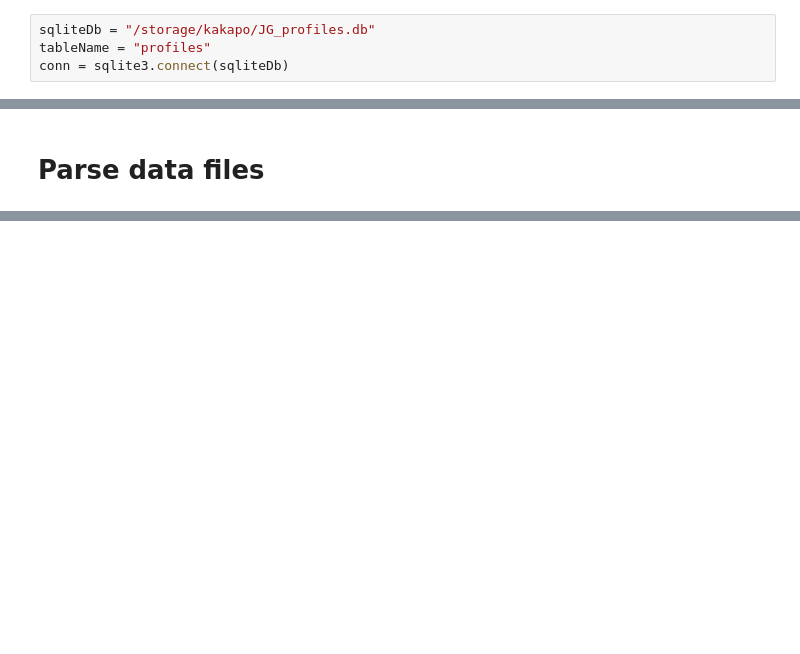
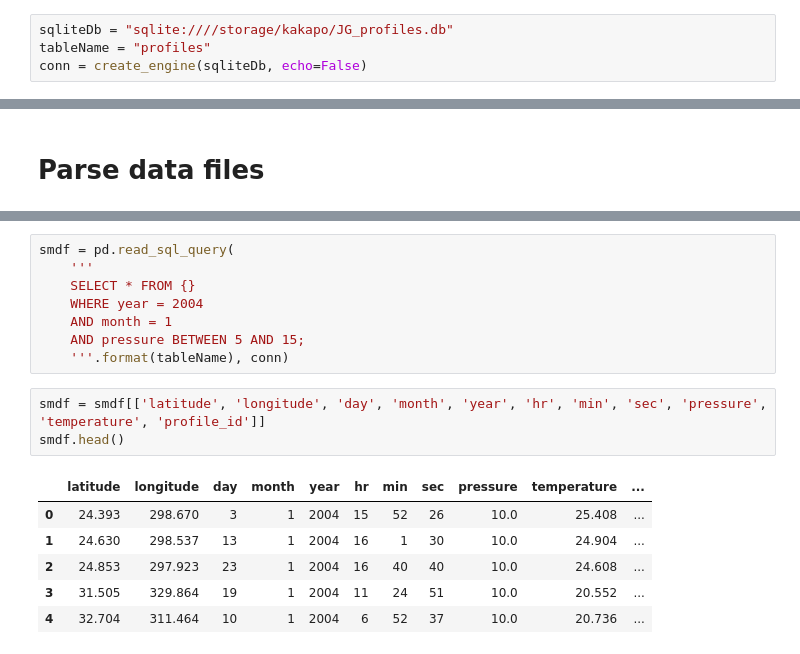
Before and after one commit to tylertucker202/argo-database, a Jupyter notebook: gridding/JG-data-to-db.ipynb, the cells around one changed output, grey strips where cells are left out. Drawn from its saved outputs; the diff is of its cells as text; blank space fills up the shorter version.

```diff
--- a/gridding/JG-data-to-db.ipynb
+++ b/gridding/JG-data-to-db.ipynb
@@ -33,6 +22,6 @@ The verbose.level rcparam was deprecated in Matplotlib 3.1 and will be removed i
 # %% [markdown]
 # Init database
 # %%
-sqliteDb = "/storage/kakapo/JG_profiles.db"
+sqliteDb = "sqlite:////storage/kakapo/JG_profiles.db"
 tableName = "profiles"
-conn = sqlite3.connect(sqliteDb)
+conn = create_engine(sqliteDb, echo=False)
@@ -161,0 +363,18 @@ conn.execute('''SELECT COUNT(*) FROM {};'''.format(tableName))
+# %%
+smdf = pd.read_sql_query(
+    '''
+    SELECT * FROM {}
+    WHERE year = 2004
+    AND month = 1
+    AND pressure BETWEEN 5 AND 15;
+    '''.format(tableName), conn)
+# %%
+smdf = smdf[['latitude', 'longitude', 'day', 'month', 'year', 'hr', 'min', 'sec', 'pressure', 'temperature', 'profile_id']]
+smdf.head()
+# %% [output]
+|  | latitude | longitude | day | month | year | hr | min | sec | pressure | temperature | ... |
+| 0 | 24.393 | 298.670 | 3 | 1 | 2004 | 15 | 52 | 26 | 10.0 | 25.408 | ... |
+| 1 | 24.630 | 298.537 | 13 | 1 | 2004 | 16 | 1 | 30 | 10.0 | 24.904 | ... |
+| 2 | 24.853 | 297.923 | 23 | 1 | 2004 | 16 | 40 | 40 | 10.0 | 24.608 | ... |
+| 3 | 31.505 | 329.864 | 19 | 1 | 2004 | 11 | 24 | 51 | 10.0 | 20.552 | ... |
+| 4 | 32.704 | 311.464 | 10 | 1 | 2004 | 6 | 52 | 37 | 10.0 | 20.736 | ... |
```
Also changed, not shown: parts of 33 cells of this notebook, 4 other files.
